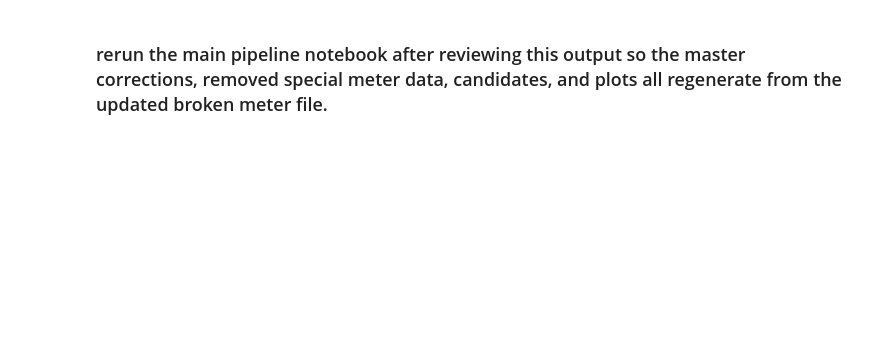
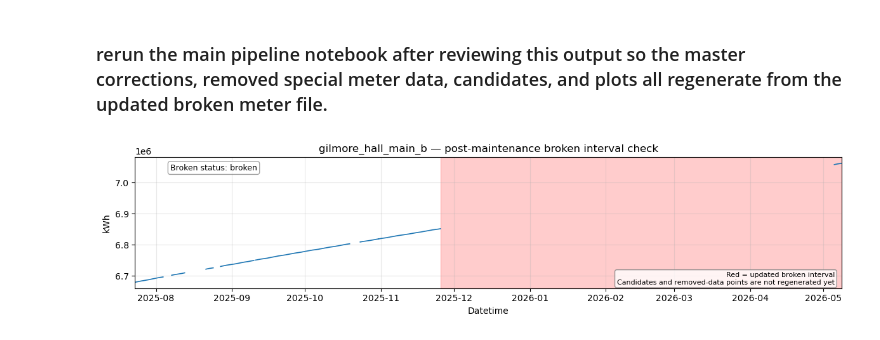
Before and after one commit to uhm-campus-energy/harvest_kwh_prep, a Jupyter notebook: notebooks/meter_maintenance.ipynb, the cells around one changed output. Cells and saved outputs as stored; diff of their text form; code cells hidden in the pictures; blank space fills up the shorter version.

Commit message:
Graph check added

```diff
--- a/notebooks/meter_maintenance.ipynb
+++ b/notebooks/meter_maintenance.ipynb
@@ -783,0 +821,93 @@ else:
+# %%
+# Post-maintenance visual check
+# Shows raw readings with the newly reviewed broken-meter intervals.
+# Candidate and removed-data overlays are intentionally omitted because
+# they have not yet been regenerated by the main pipeline.
+
+post_update_plot_file = (
+    maintenance_dir
+    + "maintenance_post_update_broken_interval_check.pdf"
+)
+
+if applied_change_log_df.empty:
+    print("No approved maintenance changes were applied, so no post-update plots were created.")
+
+else:
+    changed_meters = sorted(
+        applied_change_log_df["meter_name"]
+        .dropna()
+        .astype(str)
+        .str.strip()
+        .str.lower()
+        .unique()
+        .tolist()
+    )
+
+    # Preserve the expected column structure, but remove all stale rows.
+    empty_candidate_df = candidate_df.iloc[0:0].copy()
+    empty_removed_df = removed_df.iloc[0:0].copy()
+
+    saved_count = 0
+
+    with PdfPages(post_update_plot_file) as pdf:
+        for meter_name in changed_meters:
+            fig = plot_meter_maintenance_review(
+                meter_name=meter_name,
+                data=data,
+
+                # Important: use the post-action dataframe,
+                # not broken_source_df loaded at the start.
+                broken_source_df=reviewed_broken_df,
+
+                # Do not display stale pipeline outputs.
+                candidate_df=empty_candidate_df,
+                removed_df=empty_removed_df,
+
+                zoom_start=zoom_start,
+                zoom_end=zoom_end,
+            )
+
+            if fig is None:
+                continue
+
+            ax = fig.axes[0]
+            ax.set_title(
+                f"{meter_name} — post-maintenance broken interval check"
+            )
+
+            ax.text(
+                0.99,
+                0.02,
+                (
+                    "Red = updated broken interval\n"
+                    "Candidates and removed data points are not regenerated yet"
+                ),
+                transform=ax.transAxes,
+                ha="right",
+                va="bottom",
+                fontsize=8,
+                bbox=dict(
+                    boxstyle="round,pad=0.3",
+                    facecolor="white",
+                    edgecolor="gray",
+                    alpha=0.8,
+                ),
+            )
+
+            pdf.savefig(fig, bbox_inches="tight")
+            plt.show()
+            plt.close(fig)
+            saved_count += 1
+
+    if saved_count:
+        print(
+            f"Saved {saved_count} post-maintenance plots to "
+            f"{post_update_plot_file}"
+        )
+        print(
+            "These plots verify the updated broken intervals only. "
+            "Rerun 1.kwh_end_points_TEST for current candidates and "
+            "removed-data overlays."
+        )
+# %% [output]
+[figure, added]
```
Also changed, not shown: parts of 13 cells of this notebook.
